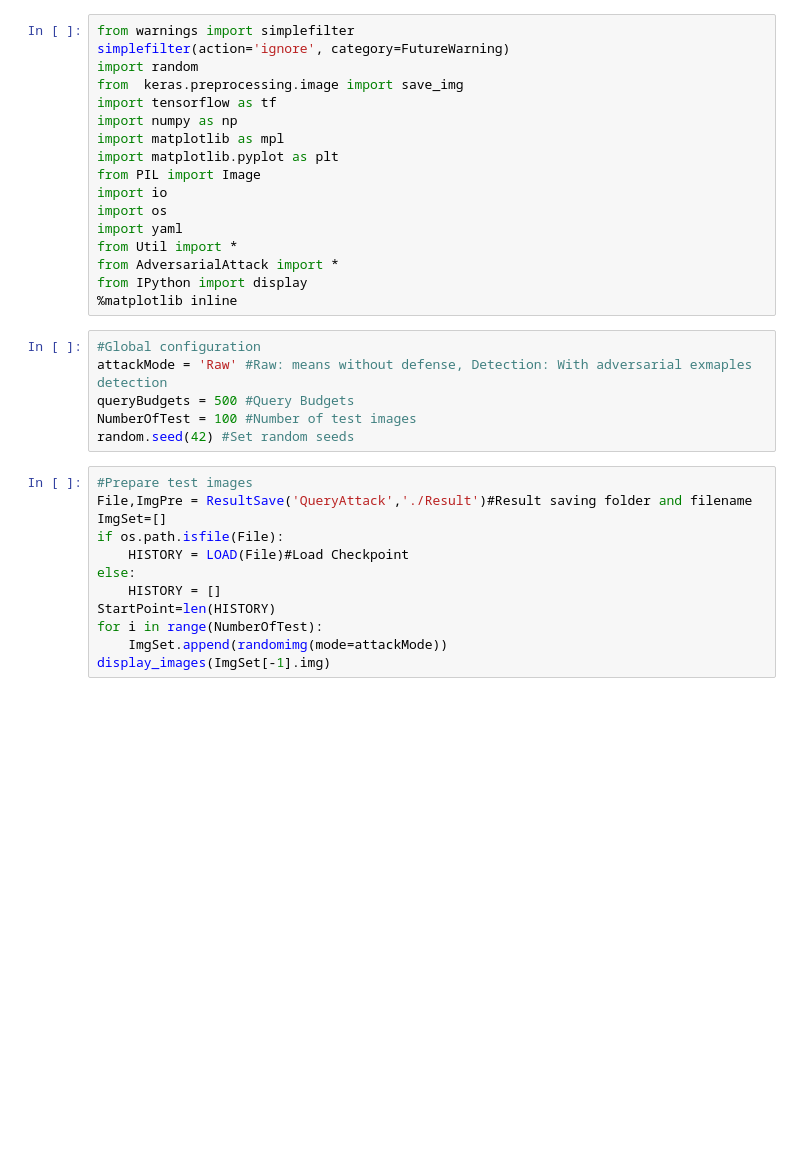
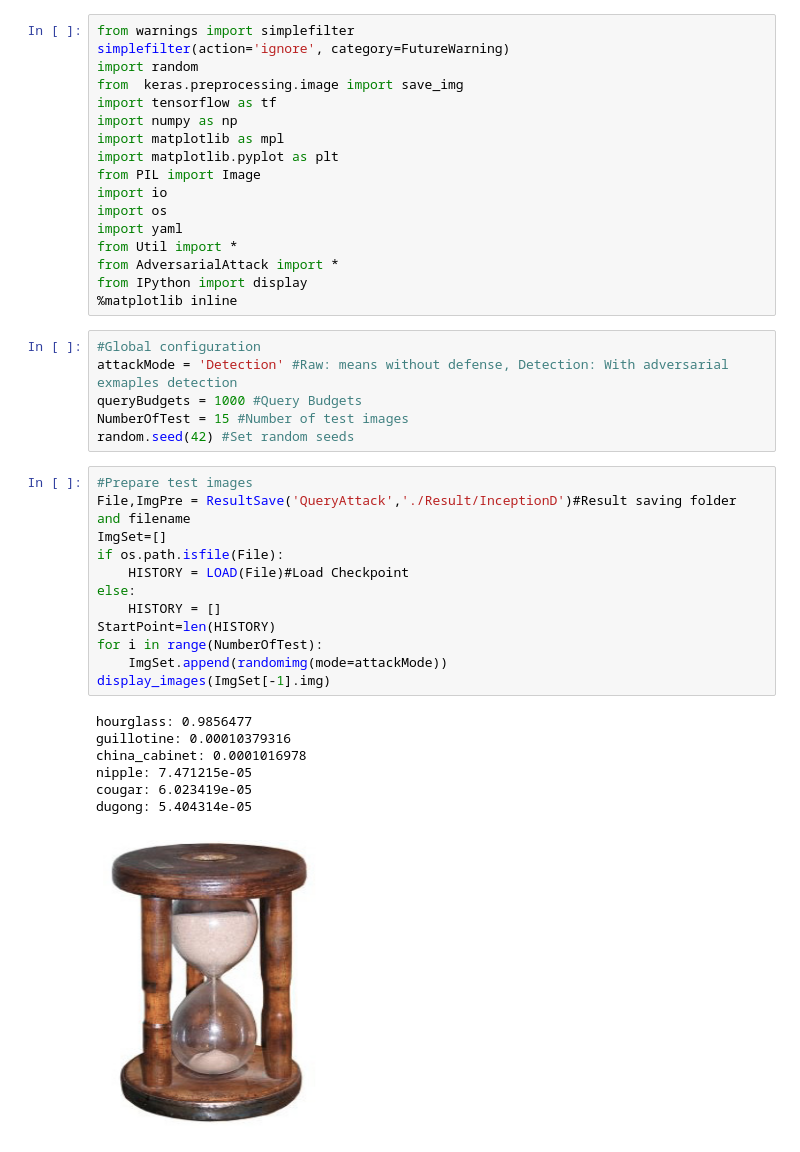
Before and after one commit to zzs1324/QE-DBA, a Jupyter notebook: Evaluation/PerformanceEvaluation_QueryAttack.ipynb, the cells around one changed output. Cells and saved outputs as stored; diff of their text form; blank space fills up the shorter version.

```diff
--- a/Evaluation/PerformanceEvaluation_QueryAttack.ipynb
+++ b/Evaluation/PerformanceEvaluation_QueryAttack.ipynb
@@ -17,22 +17,30 @@ from IPython import display
 %matplotlib inline
 # %%
 #Global configuration
-attackMode = 'Raw' #Raw: means without defense, Detection: With adversarial exmaples detection
-queryBudgets = 500 #Query Budgets
-NumberOfTest = 100 #Number of test images
+attackMode = 'Detection' #Raw: means without defense, Detection: With adversarial exmaples detection
+queryBudgets = 1000 #Query Budgets
+NumberOfTest = 15 #Number of test images
 random.seed(42) #Set random seeds
 # %%
 #Prepare test images
-File,ImgPre = ResultSave('QueryAttack','./Result')#Result saving folder and filename
+File,ImgPre = ResultSave('QueryAttack','./Result/InceptionD')#Result saving folder and filename
 ImgSet=[]
 if os.path.isfile(File):
     HISTORY = LOAD(File)#Load Checkpoint
 else:
     HISTORY = []
 StartPoint=len(HISTORY)
 for i in range(NumberOfTest):
     ImgSet.append(randomimg(mode=attackMode))
 display_images(ImgSet[-1].img)
+# %% [output]
+hourglass: 0.9856477
+guillotine: 0.00010379316
+china_cabinet: 0.0001016978
+nipple: 7.471215e-05
+cougar: 6.023419e-05
+dugong: 5.404314e-05
+[figure, added]
 # %%
 for i in range(len(HISTORY),NumberOfTest):
     print("round "+str(i),end=': ')
```
Also changed, not shown: parts of 2 cells of this notebook.
